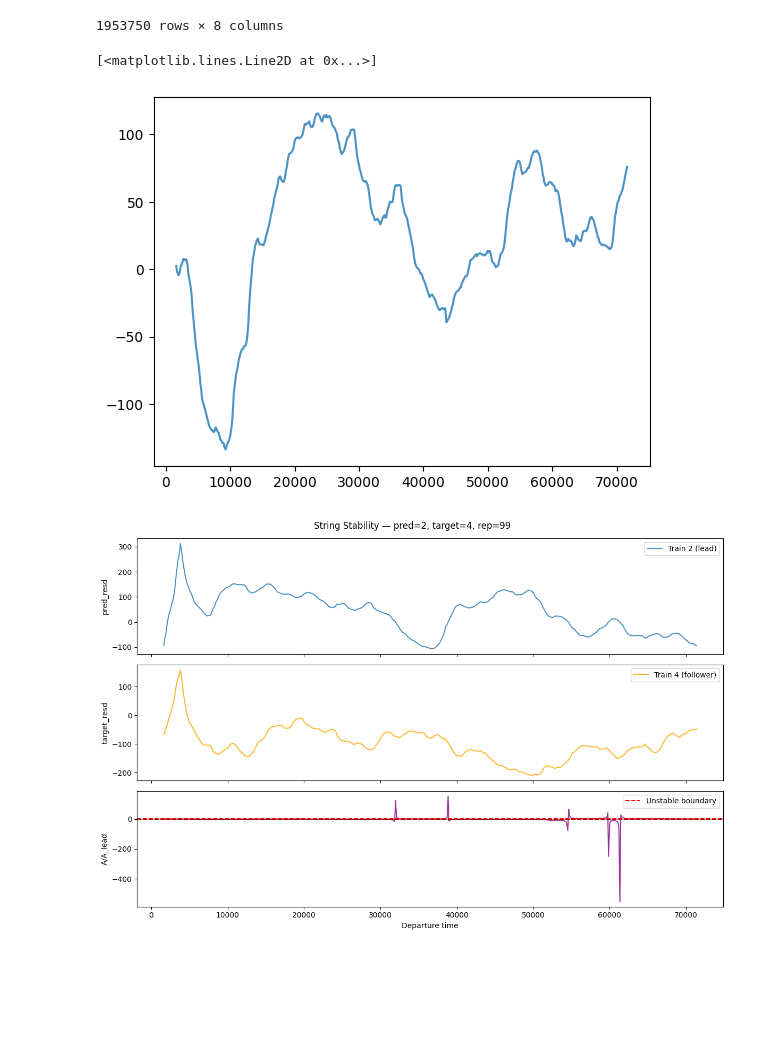
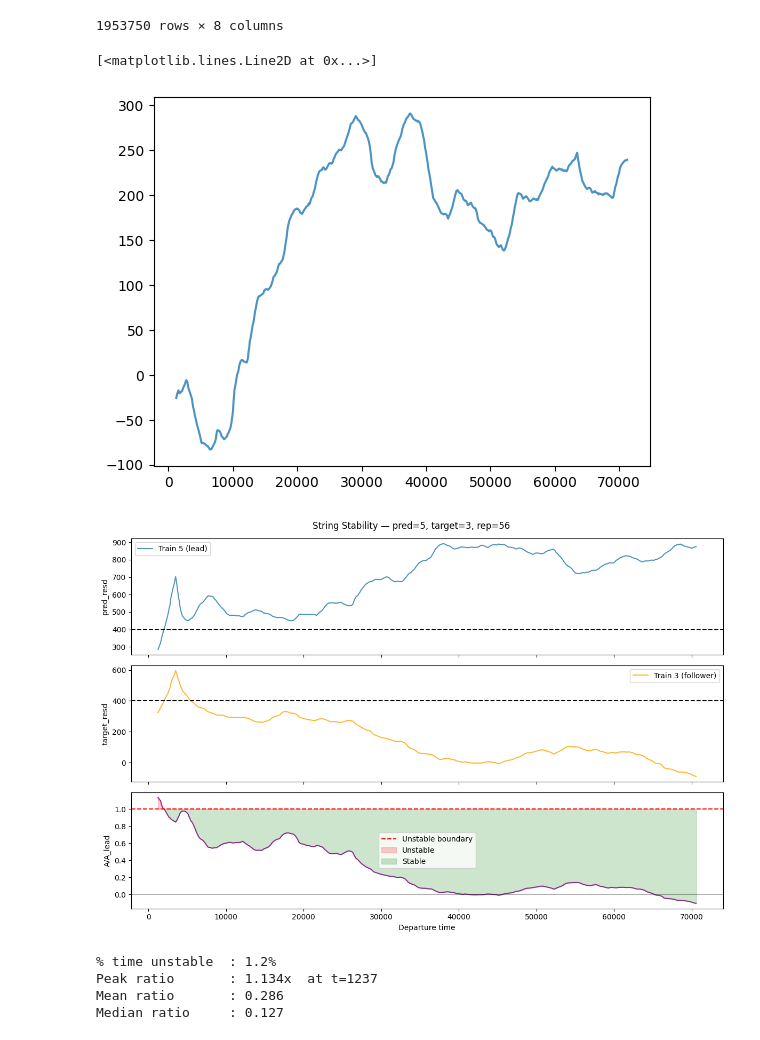
Before and after one commit to peppy-senpai/MBTA, a Jupyter notebook: part4_post_sim_analysis.ipynb, the cells around one changed output. Cells and saved outputs as stored; diff of their text form; code cells hidden in the pictures; blank space fills up the shorter version.

Commit message:
compare mean and variance, bin-wise

```diff
--- a/part4_post_sim_analysis.ipynb
+++ b/part4_post_sim_analysis.ipynb
@@ -326,7 +326,7 @@ resd
 # %%
 rep = 27
 pred = 0
-target = 4
+target = 3
 
 temp = resd[(resd['pred']==pred)&(resd['target']==target)&(resd['rep']==rep)]
 clock = timetable[(timetable['train_id']==target)&(timetable['rep']==rep)]
@@ -337,41 +337,67 @@ x = clock['departure'][:len(y)]
 plt.plot(x, y, alpha=0.8)
 # %% [output]
 [<matplotlib.lines.Line2D at 0x...>]
-[figure, old version]
+[figure, new version]
 # %%
-rep = 99
-pred = 2
-target = 4
+rep = 56
+pred = 5
+target = 3
+offset = 400
+# Filter residuals 400for this specific pred-target-rep combination
+temp = resd[(resd['pred']==pred) & (resd['target']==target) & (resd['rep']==rep)]
 
-temp = resd[(resd['pred']==pred) & (resd['target']==target) & (resd['rep']==rep)]
+# Get departure times for the target train as x-axis
 clock = timetable[(timetable['train_id']==target) & (timetable['rep']==rep)]
 
-y_target = temp['target_resd'].ewm(span=20).mean()
-y_pred   = temp['pred_resd'].ewm(span=20).mean()
-x        = clock['departure'][:len(y_target)]
+# Smooth residuals with exponential weighted mean, then shift up by offset
+# offset ensures ratio = target/pred stays positive and centered around 1
+y_target = temp['target_resd'].ewm(span=20).mean() + offset
+y_pred   = temp['pred_resd'].ewm(span=20).mean() + offset
 
-ratio = y_target / (y_pred + 1e-3)   # A/A_lead
+# Align departure times to signal length
+x = clock['departure'][:len(y_target)]
+
+# String stability ratio: >1 means follower amplifies lead disturbance (unstable)
+#                         <1 means follower dampens lead disturbance (stable)
+#                         =1 means neutral (disturbance neither grows nor shrinks)
+ratio = y_target / (y_pred + 1e-3)  # epsilon avoids divide-by-zero
 
 fig, axes = plt.subplots(3, 1, figsize=(12, 8), sharex=True)
 
-axes[0].plot(x, y_pred,   alpha=0.8, label=f'Train {pred} (lead)')
+# --- Panel 1: Lead train residual ---
+axes[0].plot(x, y_pred, alpha=0.8, label=f'Train {pred} (lead)')
+axes[0].axhline(y=offset, color='k', linestyle='--')  # baseline = offset (zero residual)
 axes[0].set_ylabel("pred_resd")
 axes[0].legend()
 
+# --- Panel 2: Follower train residual ---
 axes[1].plot(x, y_target, alpha=0.8, label=f'Train {target} (follower)', color='orange')
+axes[1].axhline(y=offset, color='k', linestyle='--')  # baseline = offset (zero residual)
 axes[1].set_ylabel("target_resd")
 axes[1].legend()
 
+# --- Panel 3: String stability ratio ---
 axes[2].plot(x, ratio, alpha=0.8, color='purple')
-axes[2].axhline(y=1,  color='r', linestyle='--', label='Unstable boundary')
-axes[2].axhline(y=-1, color='r', linestyle='--')
-axes[2].axhline(y=0,  color='k', linestyle='-', alpha=0.3)
+axes[2].axhline(y=1, color='r', linestyle='--', label='Unstable boundary')  # ratio=1 is critical threshold
+axes[2].axhline(y=0, color='k', linestyle='-', alpha=0.3)
 axes[2].set_ylabel("A/A_lead")
 axes[2].set_xlabel("Departure time")
+axes[2].fill_between(x, 1, ratio, where=(ratio > 1), color='red',   alpha=0.2, label='Unstable')
+axes[2].fill_between(x, 1, ratio, where=(ratio < 1), color='green', alpha=0.2, label='Stable')
 axes[2].legend()
 
 plt.suptitle(f"String Stability — pred={pred}, target={target}, rep={rep}")
 plt.tight_layout()
 plt.show()
+
+# --- Summary statistics ---
+print(f"% time unstable  : {(ratio > 1).mean()*100:.1f}%")
+print(f"Peak ratio       : {ratio.max():.3f}x  at t={x.iloc[ratio.argmax()]}")
+print(f"Mean ratio       : {ratio.mean():.3f}")
+print(f"Median ratio     : {np.median(ratio):.3f}")
 # %% [output]
-[figure, old version]
+[figure, new version]
+% time unstable  : 1.2%
+Peak ratio       : 1.134x  at t=1237
+Mean ratio       : 0.286
+Median ratio     : 0.127
```
Also changed, not shown: parts of 2 cells of this notebook, 4 other files.
